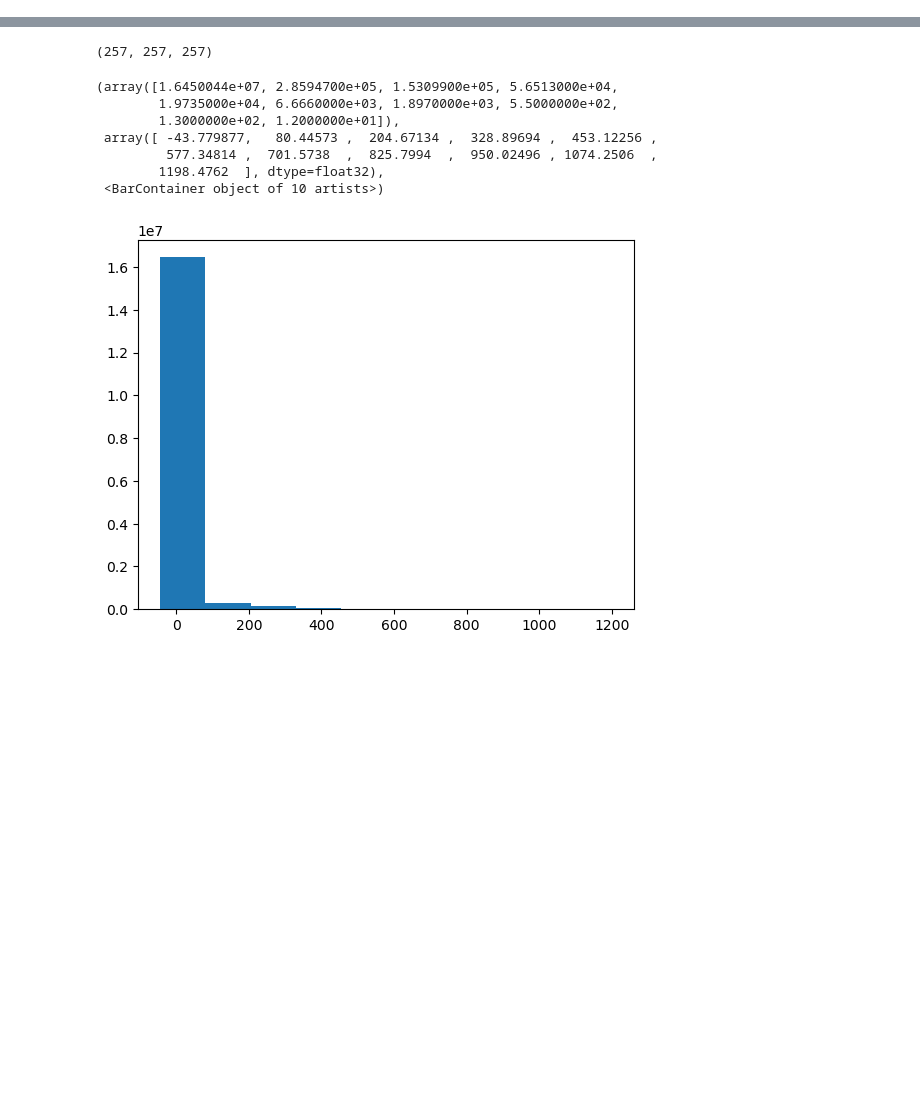
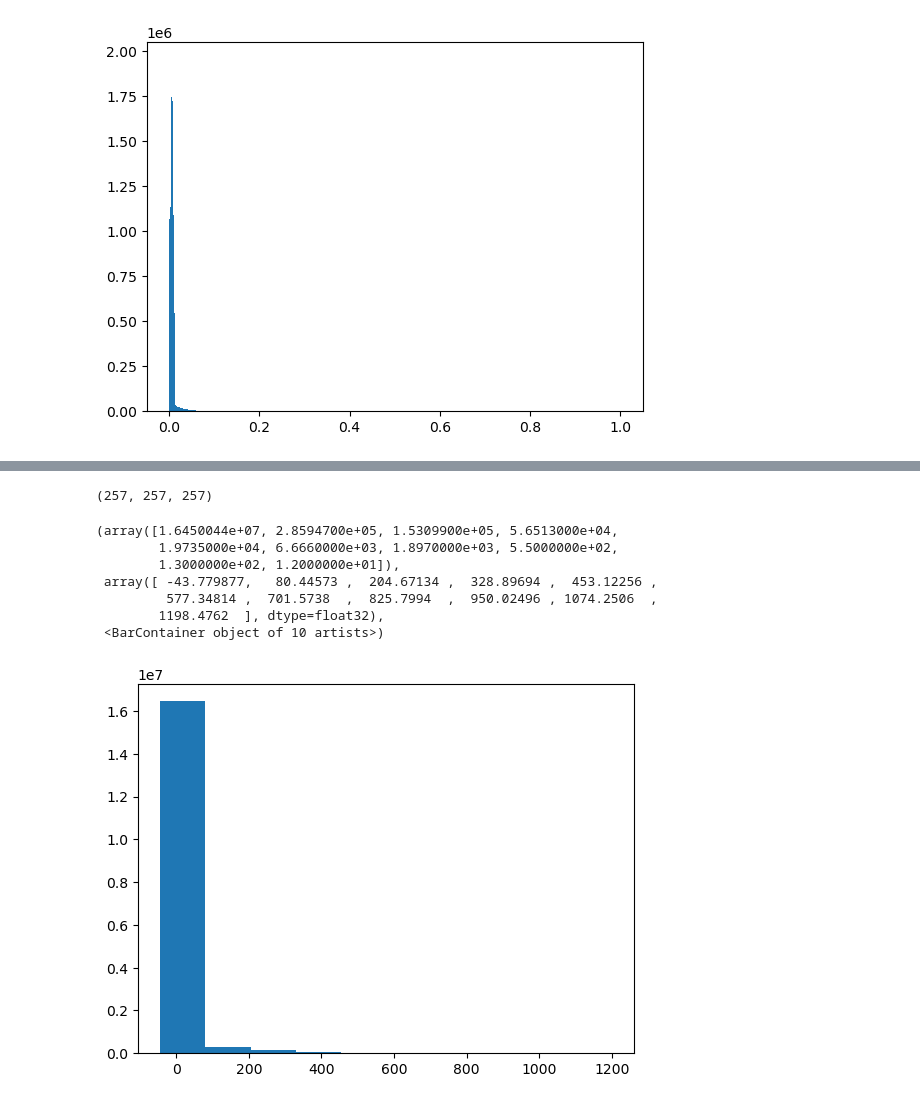
Before and after one commit to xtyinzz/nerf-tf, a Jupyter notebook: testbed_vol.ipynb, the cells around one changed output, grey strips where cells are left out. Saved outputs shown, nothing was run; the diff lists cells and outputs as text; code cells hidden in the pictures; blank space fills up the shorter version.

```diff
--- a/testbed_vol.ipynb
+++ b/testbed_vol.ipynb
@@ -25,0 +49,16 @@ rgbd = np.load("vol/lego.npy")
+# %%
+# get GT opacity field
+with open("logs/nyx_example/nyx0.json", "rb") as f:
+  transF = json.load(f)
+
+opTF = np.array(transF[0]['Points'], dtype=np.float32)
+opTF = opTF.reshape(-1, 4)[:, :2]
+opTF_intp = intp.interp1d(opTF[:,0], opTF[:,1])
+
+gtlog = np.log10(gt)
+gt_op = opTF_intp(gtlog)
+
+plt.hist(gt_op.flatten(), bins=1000)
+plt.show()
+# %% [output]
+[figure, added]
```
Also changed, not shown: parts of 9 cells of this notebook, 17 other files.
